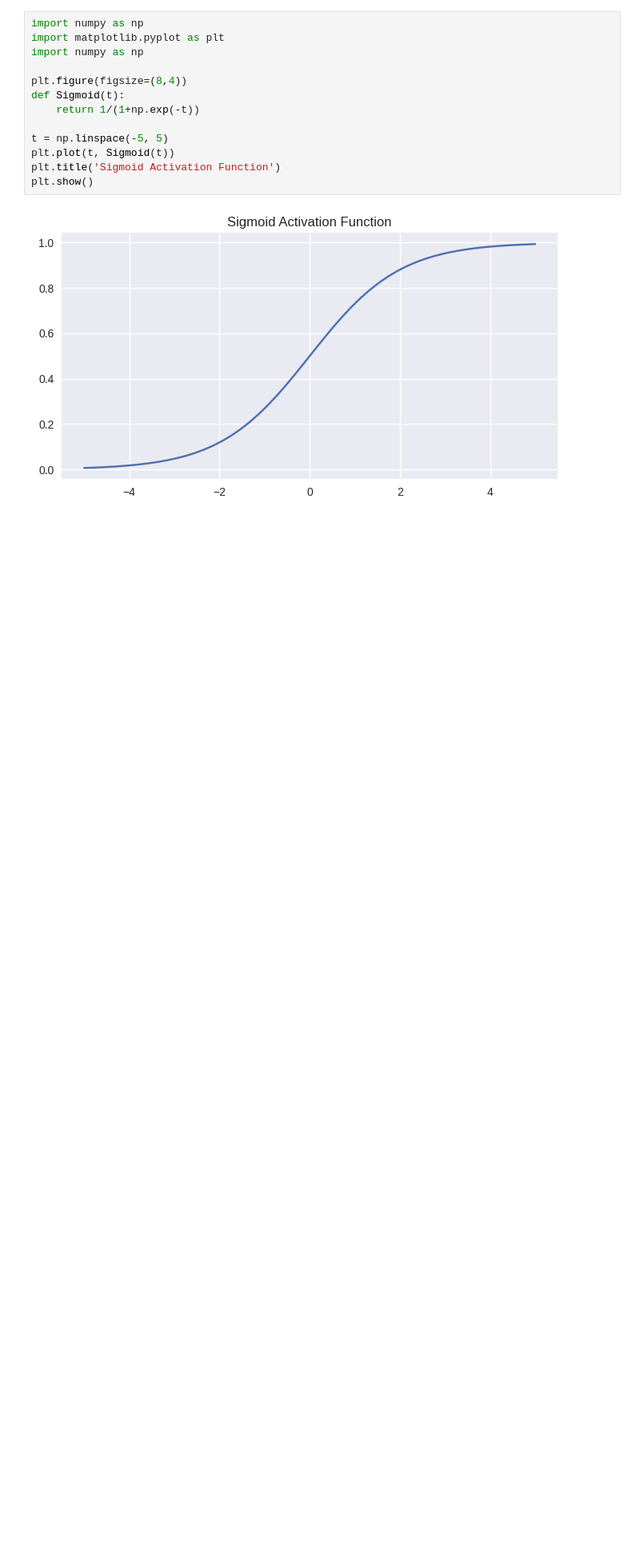
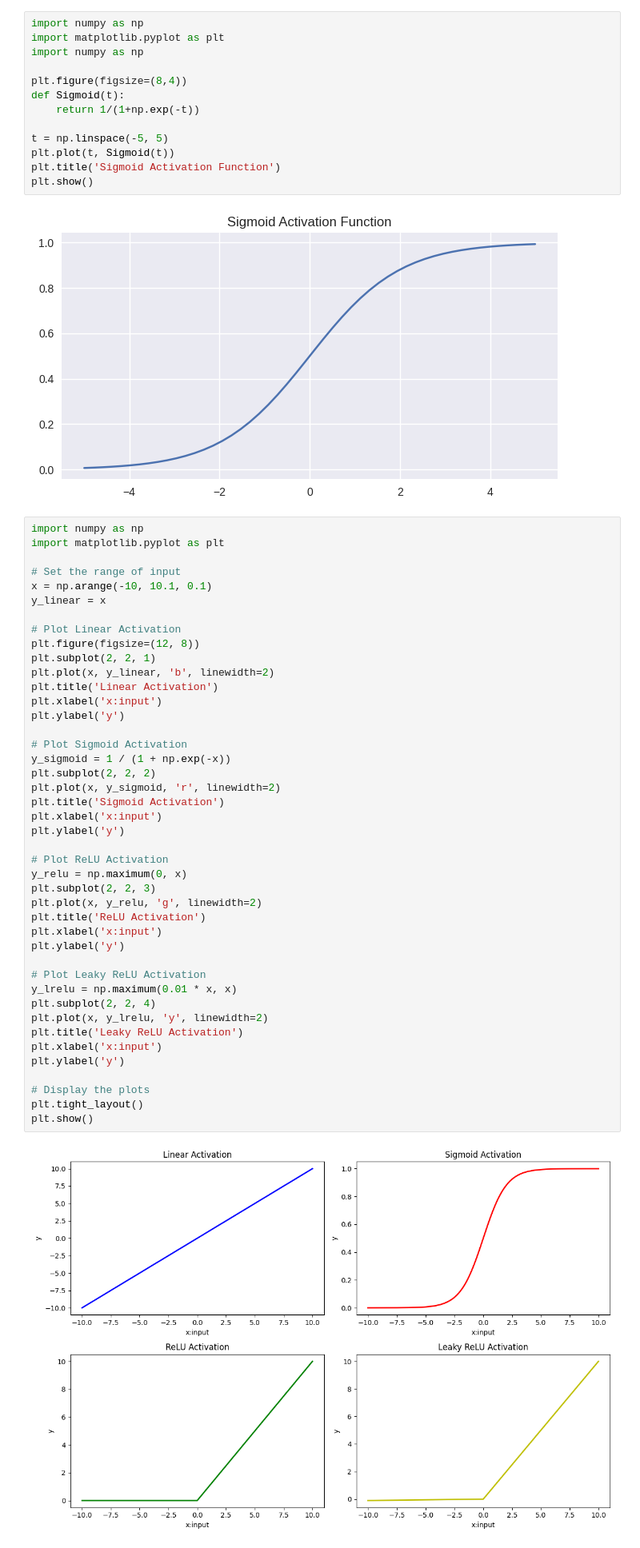
Before and after one commit to maimuna01/NeuralNetworks, a Jupyter notebook: ACTIVATION_FUNCTIONS.ipynb, the cells around one changed output. Shown at 80% size. Saved outputs shown, nothing was run; the diff lists cells and outputs as text; blank space fills up the shorter version.

Commit message:
updated activation functions

```diff
--- a/ACTIVATION_FUNCTIONS.ipynb
+++ b/ACTIVATION_FUNCTIONS.ipynb
@@ -115,3 +115,48 @@ plt.title('Sigmoid Activation Function')
 plt.show()
 # %% [output]
 [figure]
+# %%
+import numpy as np
+import matplotlib.pyplot as plt
+
+# Set the range of input
+x = np.arange(-10, 10.1, 0.1)
+y_linear = x
+
+# Plot Linear Activation
+plt.figure(figsize=(12, 8))
+plt.subplot(2, 2, 1)
+plt.plot(x, y_linear, 'b', linewidth=2)
+plt.title('Linear Activation')
+plt.xlabel('x:input')
+plt.ylabel('y')
+
+# Plot Sigmoid Activation
+y_sigmoid = 1 / (1 + np.exp(-x))
+plt.subplot(2, 2, 2)
+plt.plot(x, y_sigmoid, 'r', linewidth=2)
+plt.title('Sigmoid Activation')
+plt.xlabel('x:input')
+plt.ylabel('y')
+
+# Plot ReLU Activation
+y_relu = np.maximum(0, x)
+plt.subplot(2, 2, 3)
+plt.plot(x, y_relu, 'g', linewidth=2)
+plt.title('ReLU Activation')
+plt.xlabel('x:input')
+plt.ylabel('y')
+
+# Plot Leaky ReLU Activation
+y_lrelu = np.maximum(0.01 * x, x)
+plt.subplot(2, 2, 4)
+plt.plot(x, y_lrelu, 'y', linewidth=2)
+plt.title('Leaky ReLU Activation')
+plt.xlabel('x:input')
+plt.ylabel('y')
+
+# Display the plots
+plt.tight_layout()
+plt.show()
+# %% [output]
+[figure, added]
```
